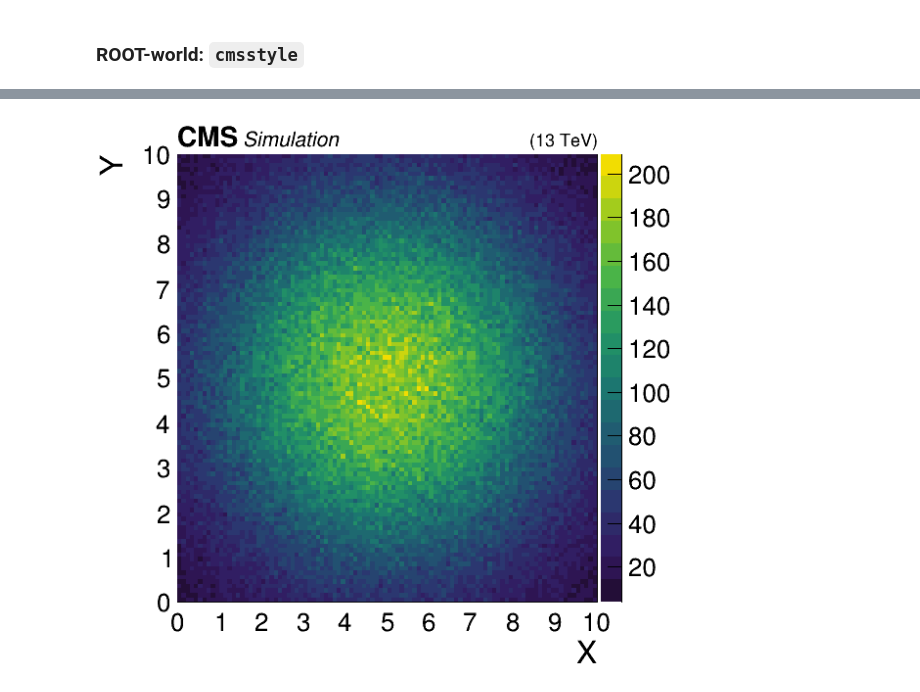
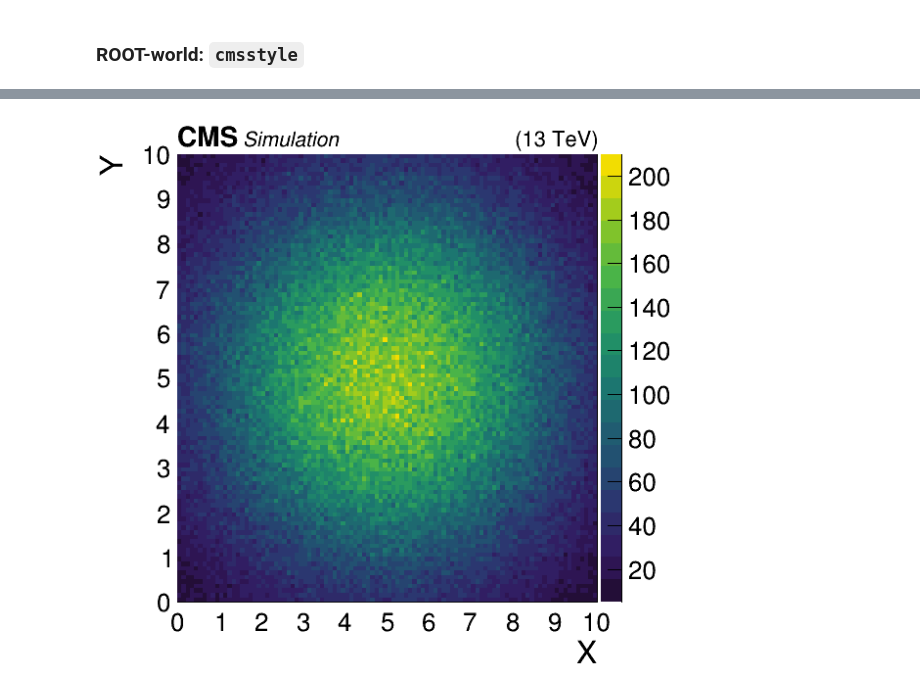
Before and after one commit to ttedeschi/tutorial_CAT, a Jupyter notebook: 1-tutorial_CAT_recommendations.ipynb, the cells around one changed output, grey strips where cells are left out. Drawn from its saved outputs; the diff is of its cells as text; code cells hidden in the pictures.

```diff
--- a/1-tutorial_CAT_recommendations.ipynb
+++ b/1-tutorial_CAT_recommendations.ipynb
@@ -298,22 +275,17 @@ CMS.cmsDrawStack(stack, leg, hist_dict)
 # %%
-iPos = 0
-scaleLumi = 0.80
-
 # File reading
 f_2D = ROOT.TFile.Open('test_file_2D.root')
 hist2d = f_2D.Get("h2d")
 
 # Plotting
 canv_name = 'hist2d_root'
-canv = CMS.cmsCanvas(canv_name,0,10,0,10,"X","Y",square=CMS.kSquare,extraSpace=0.01,iPos=iPos,with_z_axis=True,scaleLumi=scaleLumi,)
-hist2d.GetZaxis().SetTitle("Events normalised")
-hist2d.GetZaxis().SetTitleOffset(1.4)
+canv = CMS.cmsCanvas(canv_name,0,10,0,10,"X","Y",square=CMS.kSquare,extraSpace=0.01,iPos=iPos,with_z_axis=True)
 hist2d.Draw("same colz")
 
 # Set the CMS official palette
 CMS.SetCMSPalette()
 
 # Allow to adjust palette position
 CMS.UpdatePalettePosition(hist2d, canv)
 # %% [output]
-[figure, old version]
+[figure, new version]
```
Also changed, not shown: parts of 7 cells of this notebook, 2 other files.
